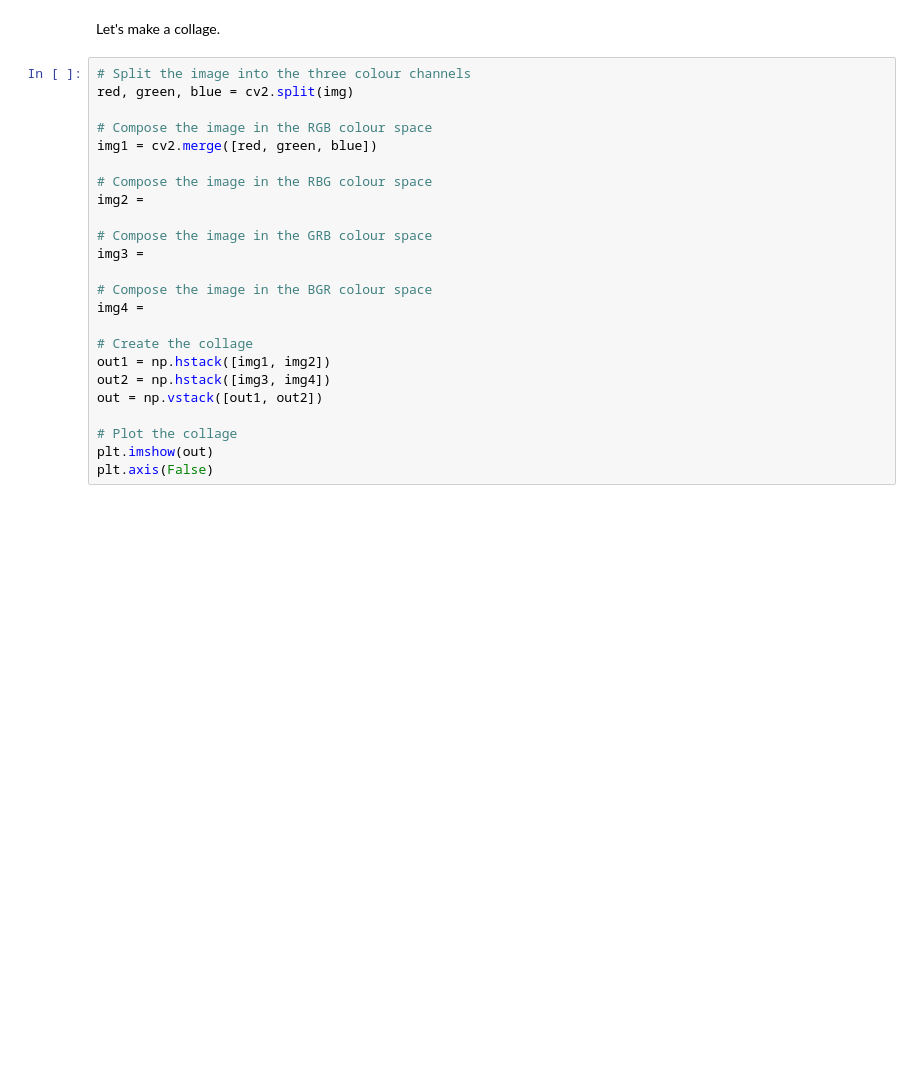
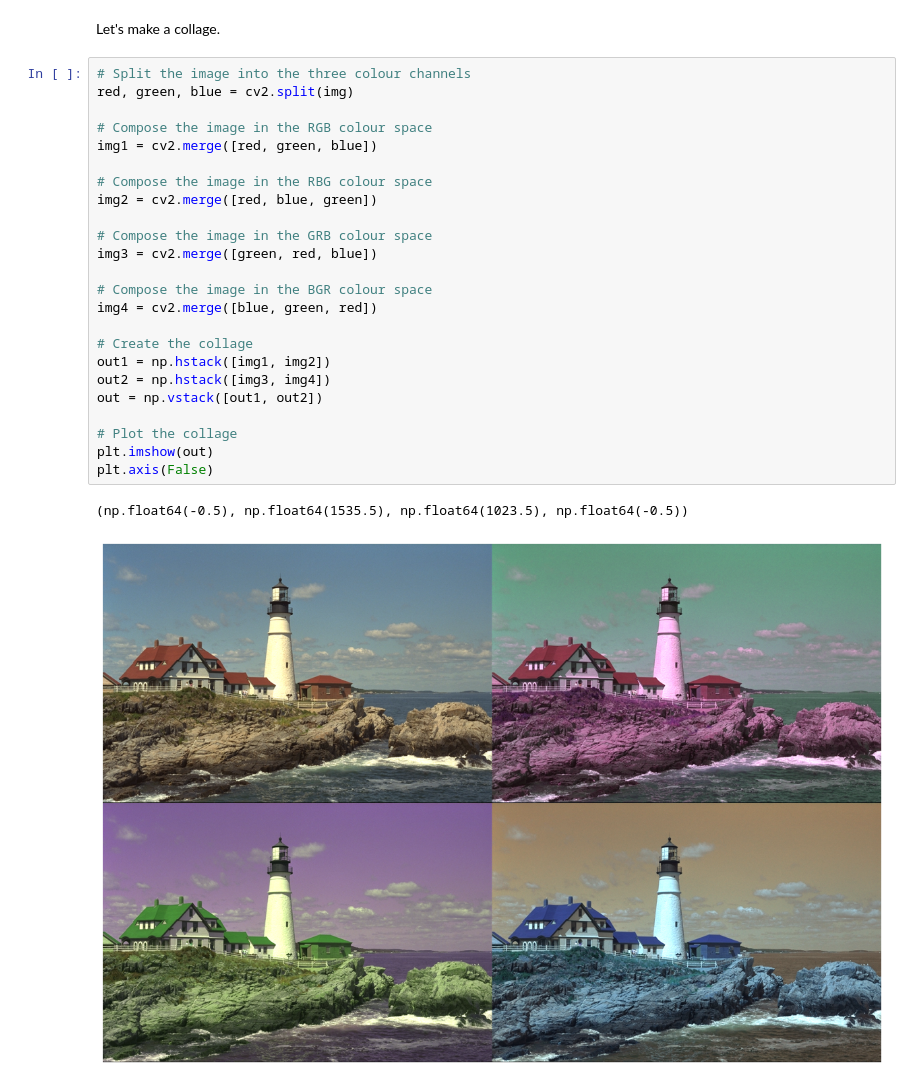
Before and after one commit to tatahonon/cvNotebooks, a Jupyter notebook: Homework1.ipynb, the cells around one changed output. Drawn from its saved outputs; the diff is of its cells as text; blank space fills up the shorter version.

```diff
--- a/Homework1.ipynb
+++ b/Homework1.ipynb
@@ -25,24 +41,27 @@ Let's make a collage.
 # %%
 # Split the image into the three colour channels
 red, green, blue = cv2.split(img)
 
 # Compose the image in the RGB colour space
 img1 = cv2.merge([red, green, blue])
 
 # Compose the image in the RBG colour space
-img2 =
+img2 = cv2.merge([red, blue, green])
 
 # Compose the image in the GRB colour space
-img3 =
+img3 = cv2.merge([green, red, blue])
 
 # Compose the image in the BGR colour space
-img4 =
+img4 = cv2.merge([blue, green, red])
 
 # Create the collage
 out1 = np.hstack([img1, img2])
 out2 = np.hstack([img3, img4])
 out = np.vstack([out1, out2])
 
 # Plot the collage
 plt.imshow(out)
 plt.axis(False)
+# %% [output]
+(np.float64(-0.5), np.float64(1535.5), np.float64(1023.5), np.float64(-0.5))
+[figure, added]
```
Also changed, not shown: parts of 2 cells of this notebook.
